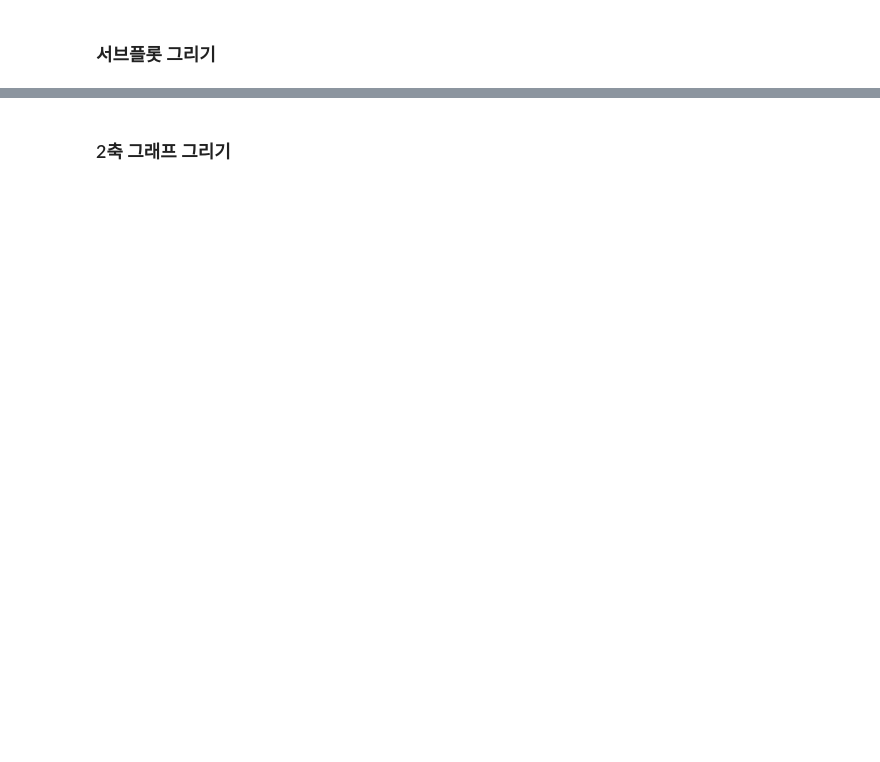
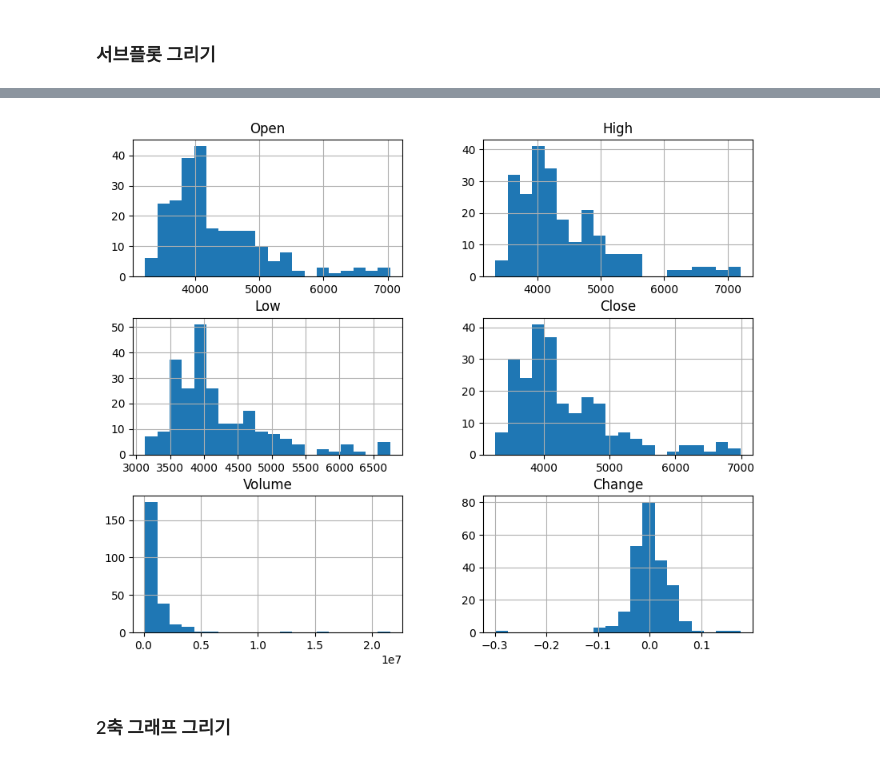
Before and after one commit to neguri0235/finance-data-analysis, a Jupyter notebook: 3.1 FinanceDataReader를 통한 개별종목 수집하기-input.ipynb, the cells around one changed output, grey strips where cells are left out. Saved outputs shown, nothing was run; the diff lists cells and outputs as text; code cells hidden in the pictures; blank space fills up the shorter version.

```diff
--- a/3.1 FinanceDataReader를 통한 개별종목 수집하기-input.ipynb
+++ b/3.1 FinanceDataReader를 통한 개별종목 수집하기-input.ipynb
@@ -157,3 +233,8 @@ df.loc[df_krx["Name"] == "하이브", "Symbol"].tolist()[0]
+# %%
+# 히스토그램 그리기
+h = stock_daily.hist(figsize=(10, 8), bins=20)
+# %% [output]
+[figure, added]
 # %% [markdown]
 ### 2축 그래프 그리기
 # %%
```
Also changed, not shown: parts of 14 cells of this notebook.
